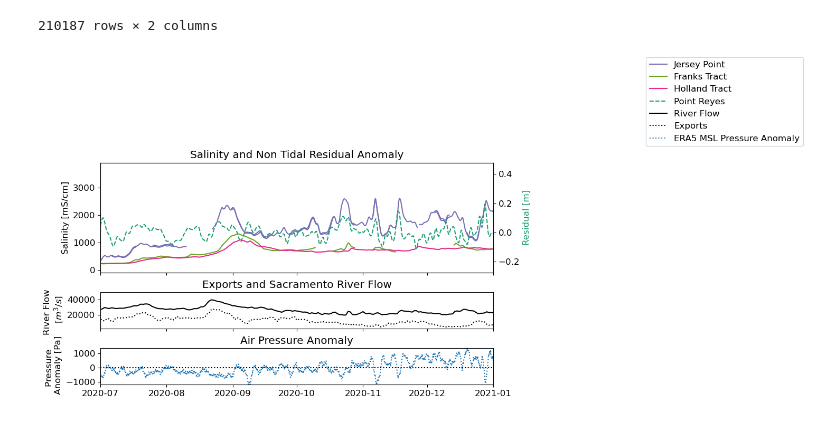
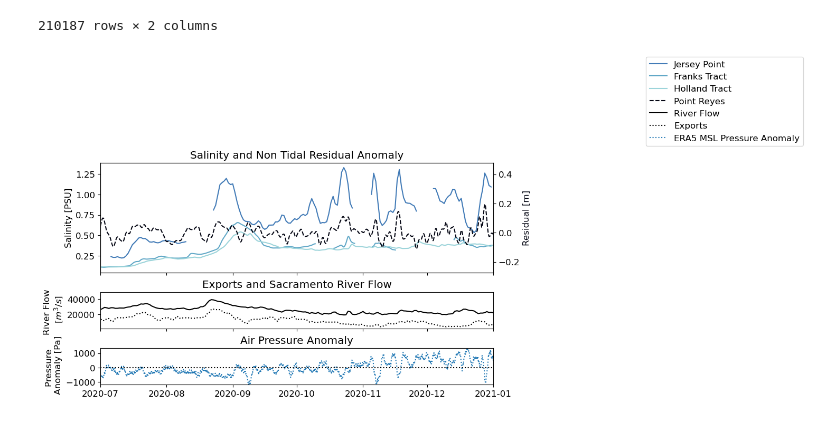
Before and after one commit to jennaisrael/Savio_scratch_back_up, a Jupyter notebook: Plotting/salinity_workshop/background_plots.ipynb, the cells around one changed output. Saved outputs shown, nothing was run; the diff lists cells and outputs as text; code cells hidden in the pictures.

```diff
--- a/Plotting/salinity_workshop/background_plots.ipynb
+++ b/Plotting/salinity_workshop/background_plots.ipynb
@@ -179,6 +182,10 @@ sjj_dms_filtc
 # # sjj_dms_filtc['xaxis']=sjj_dms_filtc.index.strftime('%m-%d')
 # # fluxc['xaxis']=fluxc.index.strftime('%m-%d')
 # # jer_dms_filtc
+# %%
+#CONVERT TO PSU
+jer_dms_filtc['jer_S[psu]']=ec_psu_25c(jer_dms_filtc['jer_S[mS/cm]'])
+sjj_dms_filtc['sjj_S[psu]']=ec_psu_25c(sjj_dms_filtc['sjj_S[mS/cm]'])
 # %%
 #plot stacked plots for jersey point salinity, on one axis and residual on another
 fig, ax = plt.subplots(2,layout="constrained",sharex=True)
@@ -248,6 +255,10 @@ frk['datetime']=pd.to_datetime(frk['datetime'],format=dtformat)
 frk.set_index("datetime",inplace=True)
 frk=frk.asfreq('15min')
 frk_filt=filter_timeseries(frk)
+# %%
+#CONVERT TO PSU
+hol2_dms_filt['hol2_S[psu]']=ec_psu_25c(hol2_dms_filt['hol2_S[mS/cm]'])
+frk_filt['frk_S[psu]']=ec_psu_25c(frk_filt['frk_S[mS/cm]'])
 # %%
 #use the same colors as the map station locations
 colors = plt.colormaps['Dark2'].colors #this is a tuple so need to use tuple indexing [rom][column]
@@ -319,15 +331,15 @@ lim1=datetime(2020,7,1)
 lim2=datetime(2021,1,1)
 #colors to be consistent with other plors
 colors = plt.colormaps['Dark2'].colors #this is a tuple so need to use tuple indexing [rom][column]
-a, = ax[0].plot(jer_dms_filt.loc['2020']['jer_S[mS/cm]'],label='Jersey Point',color=colors[2][:]) #USBR
+a, = ax[0].plot(jer_dms_filtc.loc['2020']['jer_S[psu]'],label='Jersey Point',color=cmocean.cm.ice(3/6)) #USBR
 #add the other jersey point station to see if we can fill in
-ax[0].plot(sjj_dms_filt['sjj_S[mS/cm]'],color=colors[2][:]) #,label='sjj USGS'
-b, = ax[0].plot(frk_filt['frk_S[mS/cm]'],label='Franks Tract',color=colors[4][:])
-c, = ax[0].plot(hol2_dms_filt['hol2_S[mS/cm]'],label='Holland Tract',color=colors[3][:])
-ax[0].set_ylabel("Salinity [mS/cm]")
+#ax[0].plot(sjj_dms_filtc.loc['2020']['sjj_S[psu]'],color=cmocean.cm.ice(3/6)) #,label='sjj USGS'
+b, = ax[0].plot(frk_filt.loc['2020']['frk_S[psu]'],label='Franks Tract',color=cmocean.cm.ice(4/6))
+c, = ax[0].plot(hol2_dms_filt.loc['2020']['hol2_S[psu]'],label='Holland Tract',color=cmocean.cm.ice(5/6))
+ax[0].set_ylabel("Salinity [PSU]")
 ax2=ax[0].twinx()
-d, = ax2.plot(pr_filt['datetime'],pr_filt['Residual'], label='Point Reyes',color=colors[0][:],linestyle='--')
-ax2.set_ylabel("Residual [m]",color=colors[0][:])
+d, = ax2.plot(pr_filt['datetime'],pr_filt['Residual'], label='Point Reyes',color=cmocean.cm.ice(0),linestyle='--')
+ax2.set_ylabel("Residual [m]",color=cmocean.cm.ice(0))
 #ax2.axhline(y=0, color = 'k',linestyle='--')
 ax[0].set_title('Salinity and Non Tidal Residual Anomaly')
 #fig.legend(loc='upper center')
@@ -341,31 +353,31 @@ ax[1].set_ylabel("River Flow \n [$m^3/s$]")
 ax[1].set_title('Exports and Sacramento River Flow')
 #ax[1].legend()
 
 g, = ax[2].plot(df_pr['msl_a'],label='ERA5 MSL Pressure Anomaly',linestyle=':')
 min2=df_pr['msl_a'][lim1:lim2].min()-5
 max2=df_pr['msl_a'][lim1:lim2].max()+5
 ax[2].set_ylim([min2,max2])
 ax[2].set_ylabel("Pressure \n Anomaly [Pa]")
 ax[2].axhline(y=0, color = 'k',linestyle=':')
 ax[2].set_title('Air Pressure Anomaly')
 
 
 # # #add vertical lines for start and end of subtidal pumping events
 # #start 1
 # ax.axvline(x = datetime(2018,10,5), color = 'b',linestyle='--')#, label = 'axvline - full height')
 # #end 1
 # ax.axvline(x = datetime(2018,10,20), color = 'k',linestyle='--')
 # #start 2
 # ax.axvline(x = datetime(2020,10,17), color = 'b',linestyle='--')
 # #end 2
 # ax.axvline(x = datetime(2020,10,30), color = 'k',linestyle='--')
 # #start 3
 # ax.axvline(x = datetime(2020,11,23), color = 'b',linestyle='--')#, label = 'axvline - full height')
 # #end 3
 # ax.axvline(x = datetime(2020,12,1), color = 'k',linestyle='--')
 
 ax[0].set_xlim(lim1,lim2)
 leg = plt.legend(handles=[a,b,c,d,e,f,g],loc='upper right', bbox_to_anchor=(1.8, 2.0))
 plt.show()
 # %% [output]
-[figure, old version]
+[figure, new version]
```
Also changed, not shown: parts of 3 cells of this notebook, 2 other files.
